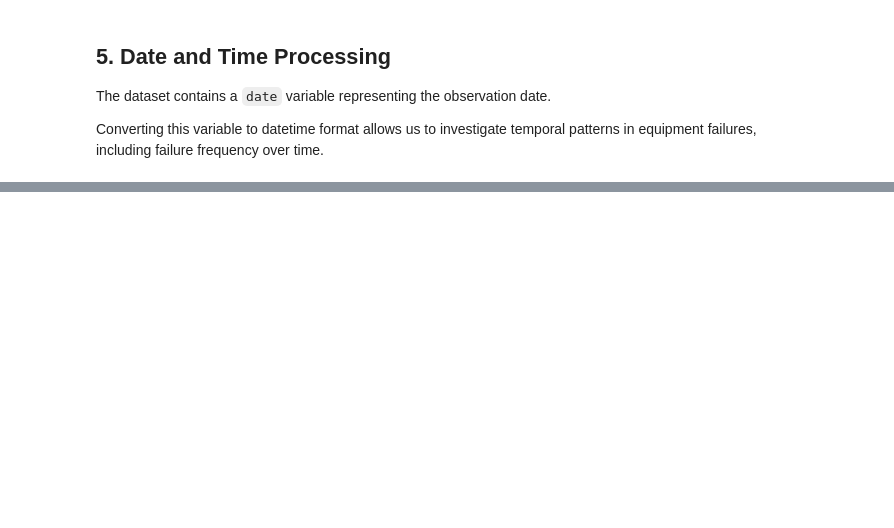
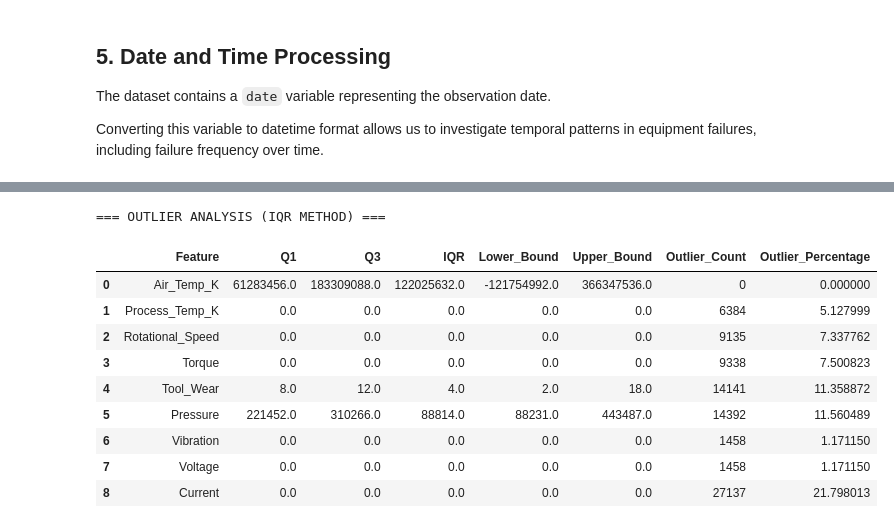
Before and after one commit to zainab1kausar338-babyseven/Predictive-Maintenance-for-Industrial-Equipment-Failure-Classification-, a Jupyter notebook: notebooks/eda.ipynb, the cells around one changed output, grey strips where cells are left out. Saved outputs shown, nothing was run; the diff lists cells and outputs as text; code cells hidden in the pictures; blank space fills up the shorter version.

Commit message:
Add data cleaning and EDA notebooks (#2)

```diff
--- a/notebooks/eda.ipynb
+++ b/notebooks/eda.ipynb
@@ -745,0 +662,53 @@ Therefore, model selection should consider the operational cost of missed failur
+# %%
+print("=== OUTLIER ANALYSIS (IQR METHOD) ===")
+
+sensor_cols = [
+    "Air_Temp_K",
+    "Process_Temp_K",
+    "Rotational_Speed",
+    "Torque",
+    "Tool_Wear",
+    "Pressure",
+    "Vibration",
+    "Voltage",
+    "Current"
+]
+
+outlier_results = []
+
+for col in sensor_cols:
+    Q1 = df[col].quantile(0.25)
+    Q3 = df[col].quantile(0.75)
+    IQR = Q3 - Q1
+
+    lower_bound = Q1 - 1.5 * IQR
+    upper_bound = Q3 + 1.5 * IQR
+
+    outliers = ((df[col] < lower_bound) | (df[col] > upper_bound)).sum()
+
+    outlier_results.append({
+        "Feature": col,
+        "Q1": Q1,
+        "Q3": Q3,
+        "IQR": IQR,
+        "Lower_Bound": lower_bound,
+        "Upper_Bound": upper_bound,
+        "Outlier_Count": outliers,
+        "Outlier_Percentage": outliers / len(df) * 100
+    })
+
+outlier_df = pd.DataFrame(outlier_results)
+
+display(outlier_df)
+# %% [output]
+=== OUTLIER ANALYSIS (IQR METHOD) ===
+|  | Feature | Q1 | Q3 | IQR | Lower_Bound | Upper_Bound | Outlier_Count | Outlier_Percentage |
+| 0 | Air_Temp_K | 61283456.0 | 183309088.0 | 122025632.0 | -121754992.0 | 366347536.0 | 0 | 0.000000 |
+| 1 | Process_Temp_K | 0.0 | 0.0 | 0.0 | 0.0 | 0.0 | 6384 | 5.127999 |
+| 2 | Rotational_Speed | 0.0 | 0.0 | 0.0 | 0.0 | 0.0 | 9135 | 7.337762 |
+| 3 | Torque | 0.0 | 0.0 | 0.0 | 0.0 | 0.0 | 9338 | 7.500823 |
+| 4 | Tool_Wear | 8.0 | 12.0 | 4.0 | 2.0 | 18.0 | 14141 | 11.358872 |
+| 5 | Pressure | 221452.0 | 310266.0 | 88814.0 | 88231.0 | 443487.0 | 14392 | 11.560489 |
+| 6 | Vibration | 0.0 | 0.0 | 0.0 | 0.0 | 0.0 | 1458 | 1.171150 |
+| 7 | Voltage | 0.0 | 0.0 | 0.0 | 0.0 | 0.0 | 1458 | 1.171150 |
+| 8 | Current | 0.0 | 0.0 | 0.0 | 0.0 | 0.0 | 27137 | 21.798013 |
```
Also changed, not shown: parts of 87 cells of this notebook, 1 other file.
